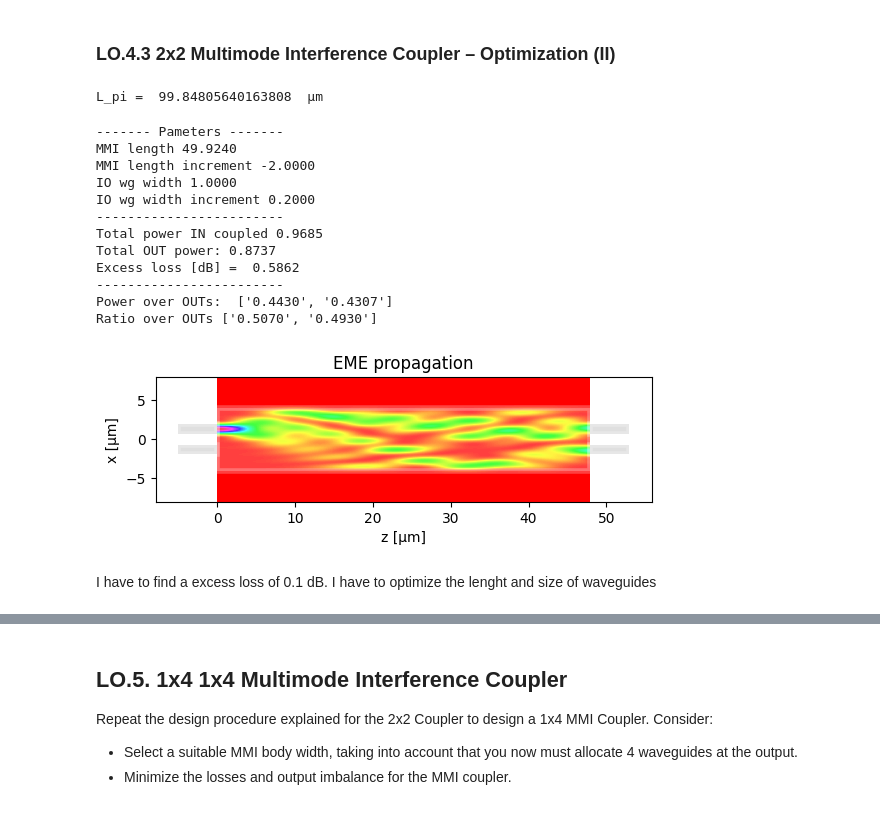
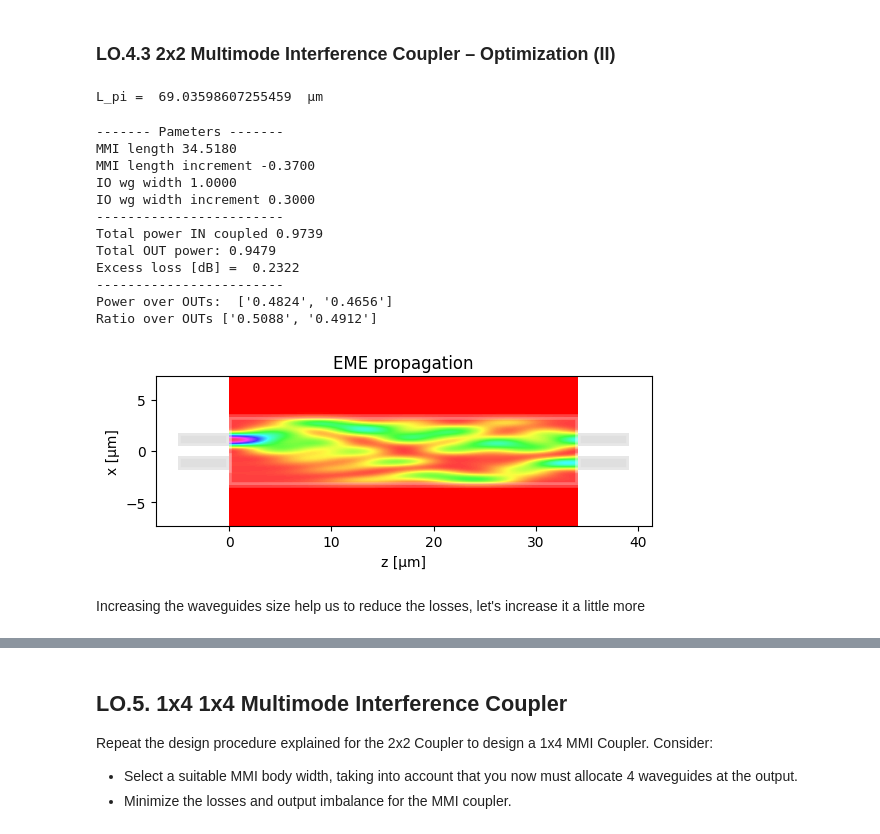
Before and after one commit to DBAEASE/pic-upv-lab2, a Jupyter notebook: COUPLERS_Student.ipynb, the cells around one changed output, grey strips where cells are left out. Drawn from its saved outputs; the diff is of its cells as text; code cells hidden in the pictures.

```diff
--- a/COUPLERS_Student.ipynb
+++ b/COUPLERS_Student.ipynb
@@ -227,7 +923,7 @@ Here, you will use some functions provided by us (check **0. Imports** for more
 # %%
 # Simulation flow for MMI Couplers
 # Define your geometrical parameters here
-mmi_Width = 8 # Student. Body width
+mmi_Width = 6.6 # Student. Body width
 
 m = MMI_EME() # Here you instantiate a MMI to be simulated with the Eigen-mode expansion (EME) algorithm.
 m.MMI_width = mmi_Width
@@ -313,8 +1013,8 @@ Bigger mode profiles than waveguides size! Excess loss
 # Design flow for MMI
 
 m = MMI_EME()
-m.MMI_width = 8   # MMI width
-m.wg_width_dw = 0.2 # STUDENT # Incremental value of waveguide, now it's 1.2 microns waveguide input and output. Can't modify in a separate way
+m.MMI_width = 6.6   # MMI width
+m.wg_width_dw = 0.2 # STUDENT # Incremental value of waveguide width, now it's 1.2 microns waveguide input and output. Can't modify in a separate way
 
 # 1) Compute de MMI modes
 m.find_all_modes()
@@ -323,37 +1023,37 @@ m.find_all_modes()
 L_pi = m.get_L_pi()
 print("L_pi = ", L_pi, " µm")
 # %% [output]
-L_pi =  99.84805640163808  µm
+L_pi =  69.03598607255459  µm
 # %%
 # 3) Configure MMI
 # # MMI I/O number (check class slides for type of MMI)
 m.n_IN = 2 # STUDENT
 m.n_OUT = 2 # STUDENT
 
-dy = 0.0
+dy = 0.05
 # MMI I/O waveguide positions (check class slides for type of MMI)
-m.IN_WVG_positions = (1/6)*mmi_Width*np.array([+1,-1]) # STUDENT
-m.OUT_WVG_positions = (1/6)*mmi_Width*np.array([+1,-1]) # STUDENT
+m.IN_WVG_positions = (1/6)*mmi_Width*np.array([+1+dy,-1-dy]) # STUDENT
+m.OUT_WVG_positions = (1/6)*mmi_Width*np.array([+1+dy,-1-dy]) # STUDENT
 
 # MMI length (check class slides for type of MMI)
 m.L_MMI = L_pi/2  # STUDENT
-m.dL_MMI = -2 # STUDENT
+m.dL_MMI = -0.37# STUDENT
 
 # Run propagation
 m.propagation()
 # %% [output]
 ------- Pameters -------
-MMI length 49.9240
-MMI length increment -2.0000
+MMI length 34.5180
+MMI length increment -0.3700
 IO wg width 1.0000
-IO wg width increment 0.2000
+IO wg width increment 0.3000
 ------------------------
-Total power IN coupled 0.9685
-Total OUT power: 0.8737
-Excess loss [dB] =  0.5862
+Total power IN coupled 0.9739
+Total OUT power: 0.9479
+Excess loss [dB] =  0.2322
 ------------------------
-Power over OUTs:  ['0.4430', '0.4307']
-Ratio over OUTs ['0.5070', '0.4930']
+Power over OUTs:  ['0.4824', '0.4656']
+Ratio over OUTs ['0.5088', '0.4912']
-[figure, old version]
+[figure, new version]
-# %% [markdown]
-I have to find a excess loss of 0.1 dB. I have to optimize the lenght and size of waveguides
+# %% [markdown]
+Increasing the waveguides size help us to reduce the losses, let's increase it a little more
```
Also changed, not shown: parts of 109 cells of this notebook, 2 other files.
